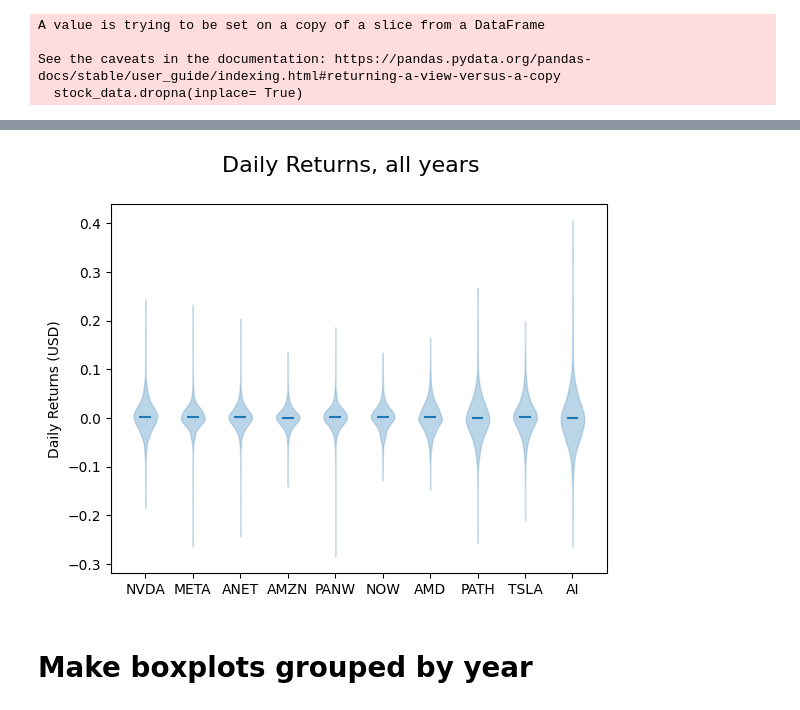
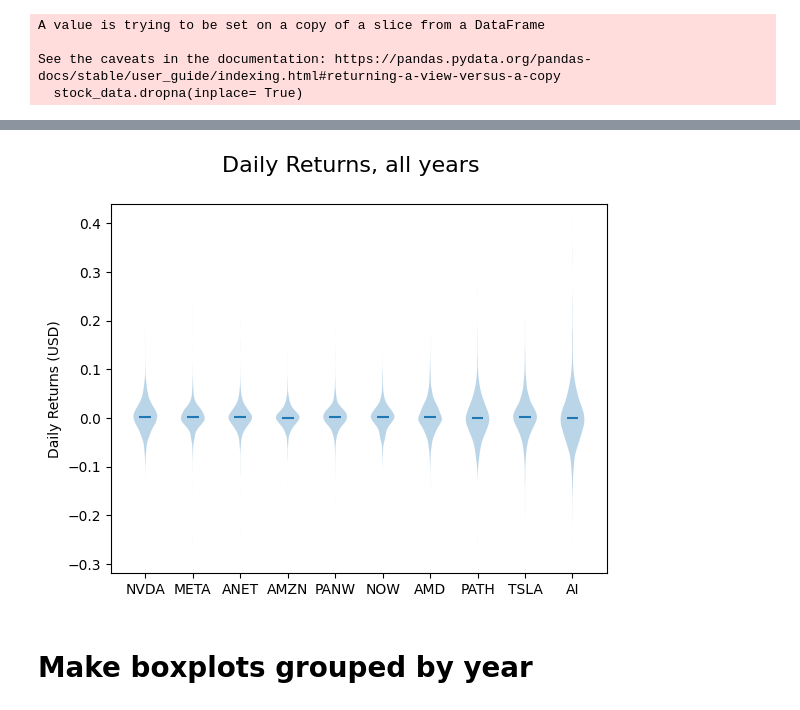
Before and after one commit to Nate-Sheibley/Top-10-AI-stocks-5y-overview, a Jupyter notebook: AIStocksProject/box_plts&anova_tests.ipynb, the cells around one changed output, grey strips where cells are left out. Cells and saved outputs as stored; diff of their text form; code cells hidden in the pictures.

```diff
--- a/AIStocksProject/box_plts&anova_tests.ipynb
+++ b/AIStocksProject/box_plts&anova_tests.ipynb
@@ -135,22 +166,25 @@ See the caveats in the documentation: https://pandas.pydata.org/pandas-docs/stab
 # %%
 violin_plot_all_years, axs = plt.subplots()
+# decided against a horizontal line
+# line = axs.axhline(y=0, color='black',alpha=0.7, lw=0.75)
+# line.set_dashes([1,8,8,8])
 #set super title and super label for y axis
 violin_plot_all_years.suptitle('Daily Returns, all years', fontsize = 16)
 #axs[0] used instead of set_supylabel because set_sup caused a nuch of white space between the label and the plots
 axs.set_ylabel('Daily Returns (USD)')
 
 # generate this year's boxplot
 parts = axs.violinplot(ai_only_all_years, showmeans=True, showextrema=False)
-for pc in parts['bodies']:
-    pc.set_edgecolor('#5290BF')
+# for pc in parts['bodies']:
+#     pc.set_edgecolor('#5290BF')
 
 
 # set xlabels correctly with good positioning
 axs.set_xticks(range(1,11), labels=ai_symbols, ha='center')
 
-violin_plot_all_years.savefig('Plots/Box_and_violin/violin_plot_all_years.png')
+violin_plot_all_years.savefig('Plots/Box_and_violin/violin_plot_AI_sep_all_years.png')
 # %% [output]
-[figure, old version]
+[figure, new version]
 # %% [markdown]
 # Make boxplots grouped by year
 # %%
```
Also changed, not shown: parts of 5 cells of this notebook, 4 other files.
